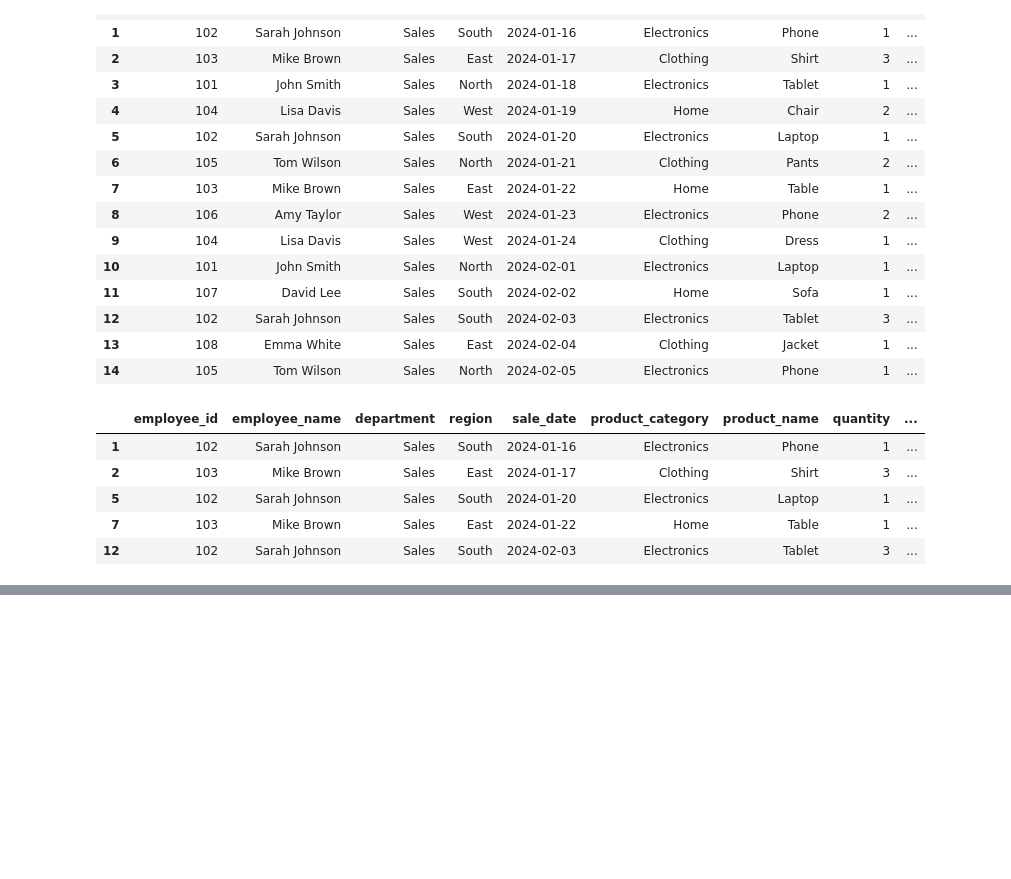
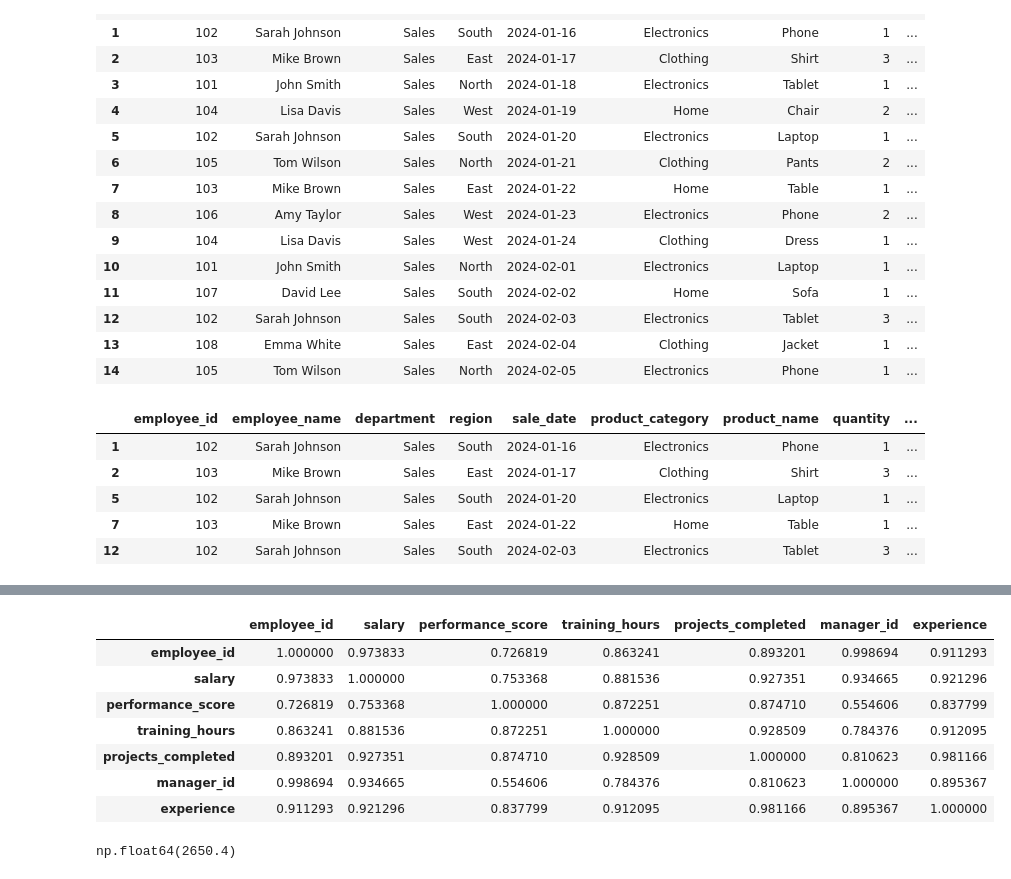
Before and after one commit to prasad-hp/Data_Analysis_Practice, a Jupyter notebook: interview_practice/analysis.ipynb, the cells around one changed output, grey strips where cells are left out. Cells and saved outputs as stored; diff of their text form; code cells hidden in the pictures; blank space fills up the shorter version.

```diff
--- a/interview_practice/analysis.ipynb
+++ b/interview_practice/analysis.ipynb
@@ -371,0 +660,2 @@ sale_df[(sale_df['employee_name'] == 'Jonh Smith') | (sale_df['employee_name'] =
+# %%
+emp_df['hire_date'] = pd.to_datetime(emp_df['hire_date'])
@@ -371,0 +790,2 @@ sale_df[(sale_df['employee_name'] == 'Jonh Smith') | (sale_df['employee_name'] =
+# %%
+emp_df['experience'] = (pd.Timestamp.now() - emp_df['hire_date']).dt.days
@@ -371,0 +1077,15 @@ sale_df[(sale_df['employee_name'] == 'Jonh Smith') | (sale_df['employee_name'] =
+# %%
+emp_df.corr(numeric_only=True)
+# %% [output]
+|  | employee_id | salary | performance_score | training_hours | projects_completed | manager_id | experience |
+| employee_id | 1.000000 | 0.973833 | 0.726819 | 0.863241 | 0.893201 | 0.998694 | 0.911293 |
+| salary | 0.973833 | 1.000000 | 0.753368 | 0.881536 | 0.927351 | 0.934665 | 0.921296 |
+| performance_score | 0.726819 | 0.753368 | 1.000000 | 0.872251 | 0.874710 | 0.554606 | 0.837799 |
+| training_hours | 0.863241 | 0.881536 | 0.872251 | 1.000000 | 0.928509 | 0.784376 | 0.912095 |
+| projects_completed | 0.893201 | 0.927351 | 0.874710 | 0.928509 | 1.000000 | 0.810623 | 0.981166 |
+| manager_id | 0.998694 | 0.934665 | 0.554606 | 0.784376 | 0.810623 | 1.000000 | 0.895367 |
+| experience | 0.911293 | 0.921296 | 0.837799 | 0.912095 | 0.981166 | 0.895367 | 1.000000 |
+# %%
+cust_df['customer_lifetime_value'].quantile()
+# %% [output]
+np.float64(2650.4)
```
Also changed, not shown: parts of 69 cells of this notebook.
